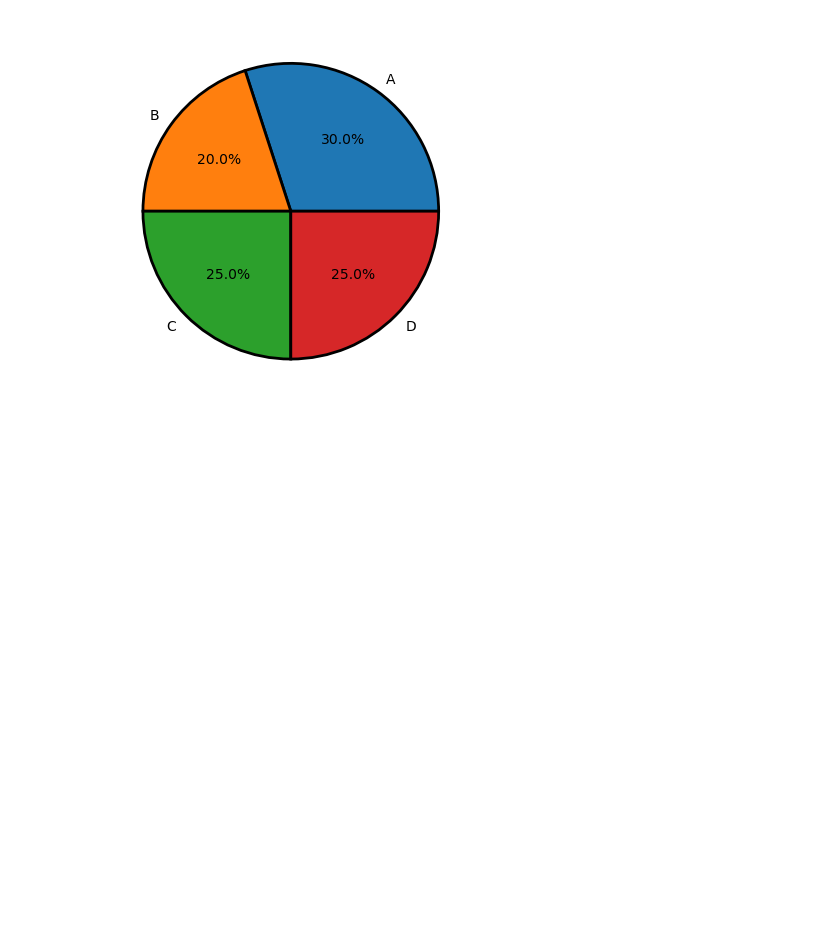
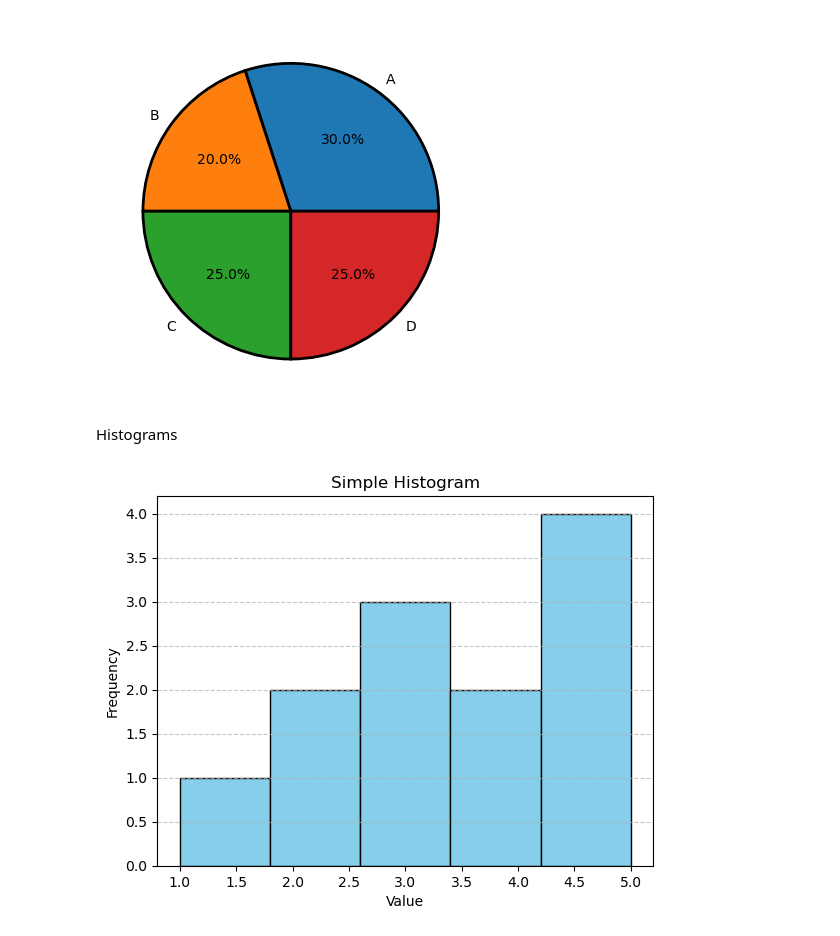
Before and after one commit to mdreduanulhoque/Learning_AI_ML, a Jupyter notebook: Data_Visualization/matplotlib.ipynb, the cells around one changed output. Cells and saved outputs as stored; diff of their text form; code cells hidden in the pictures; blank space fills up the shorter version.

Commit message:
complete data visualization with histogram

```diff
--- a/Data_Visualization/matplotlib.ipynb
+++ b/Data_Visualization/matplotlib.ipynb
@@ -219,3 +219,17 @@ wedgeprops={'edgecolor': 'black', 'linewidth': 2})
 # • You want to display part-to-whole relationships
 # • You have categorical data
 # • Data has few categories (4–6); too many slices make it hard to read
+# %% [markdown]
+Histograms
+# %%
+data = [1, 2, 2, 3, 3, 3, 4, 4, 5, 5, 5, 5]
+
+plt.hist(data, bins=5, color='skyblue', edgecolor='black')
+
+plt.xlabel("Value")
+plt.ylabel("Frequency")
+plt.title("Simple Histogram")
+plt.grid(axis='y', linestyle='--', alpha=0.7)
+plt.show()
+# %% [output]
+[figure, added]
```
Also changed, not shown: parts of 4 cells of this notebook.
